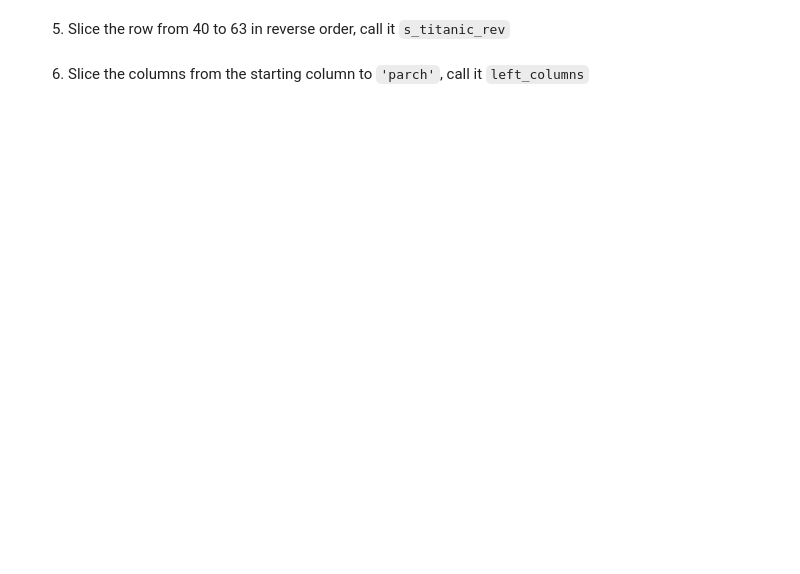
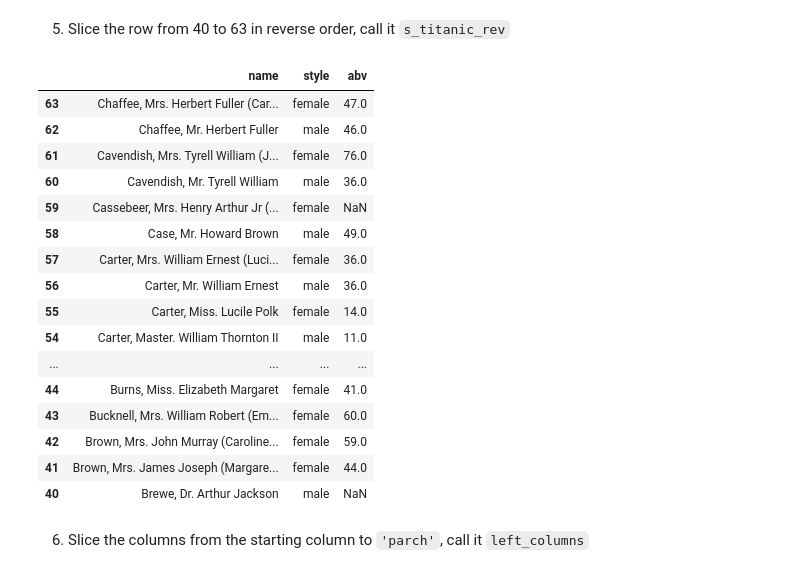
Before and after one commit to Jon3J/dsft2409_Jon, a Jupyter notebook: 2-Data_Analysis/2-Pandas/Practica/7-Titanic/Titanic-exercise.ipynb, the cells around one changed output. Saved outputs shown, nothing was run; the diff lists cells and outputs as text; code cells hidden in the pictures; blank space fills up the shorter version.

```diff
--- a/2-Data_Analysis/2-Pandas/Practica/7-Titanic/Titanic-exercise.ipynb
+++ b/2-Data_Analysis/2-Pandas/Practica/7-Titanic/Titanic-exercise.ipynb
@@ -128,4 +172,25 @@ people
 # %% [markdown]
 5. Slice the row from 40 to 63 in reverse order, call it `s_titanic_rev`
+# %%
+s_titanic_rev = people.iloc[63:39:-1]
+s_titanic_rev
+# %% [output]
+|  | name | style | abv |
+| 63 | Chaffee, Mrs. Herbert Fuller (Car... | female | 47.0 |
+| 62 | Chaffee, Mr. Herbert Fuller | male | 46.0 |
+| 61 | Cavendish, Mrs. Tyrell William (J... | female | 76.0 |
+| 60 | Cavendish, Mr. Tyrell William | male | 36.0 |
+| 59 | Cassebeer, Mrs. Henry Arthur Jr (... | female | NaN |
+| 58 | Case, Mr. Howard Brown | male | 49.0 |
+| 57 | Carter, Mrs. William Ernest (Luci... | female | 36.0 |
+| 56 | Carter, Mr. William Ernest | male | 36.0 |
+| 55 | Carter, Miss. Lucile Polk | female | 14.0 |
+| 54 | Carter, Master. William Thornton II | male | 11.0 |
+| ... | ... | ... | ... |
+| 44 | Burns, Miss. Elizabeth Margaret | female | 41.0 |
+| 43 | Bucknell, Mrs. William Robert (Em... | female | 60.0 |
+| 42 | Brown, Mrs. John Murray (Caroline... | female | 59.0 |
+| 41 | Brown, Mrs. James Joseph (Margare... | female | 44.0 |
+| 40 | Brewe, Dr. Arthur Jackson | male | NaN |
 # %% [markdown]
 6. Slice the columns from the starting column to `'parch'`, call it `left_columns`
```
Also changed, not shown: parts of 22 cells of this notebook.
